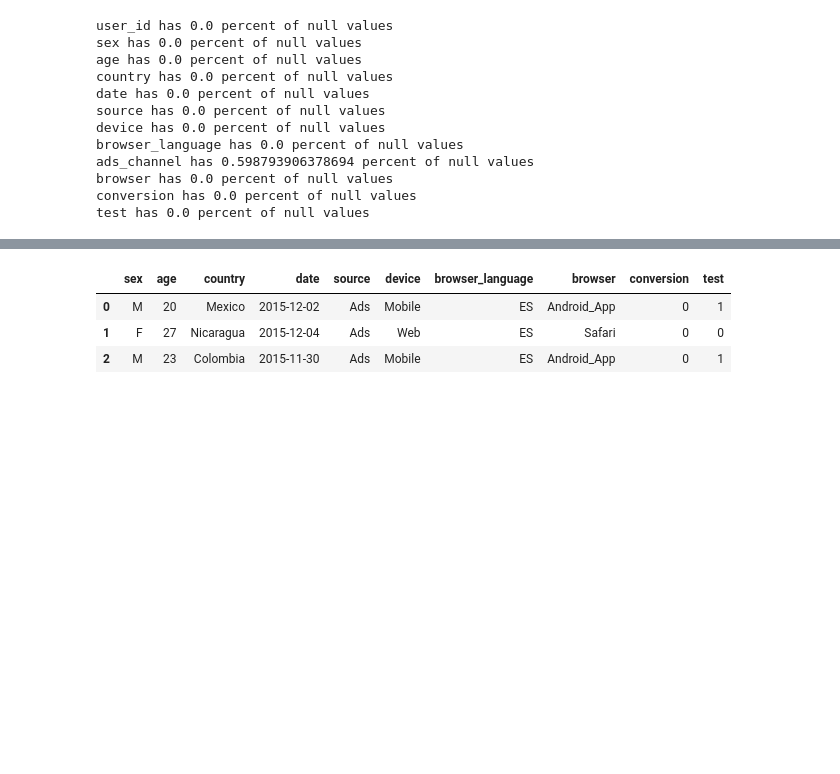
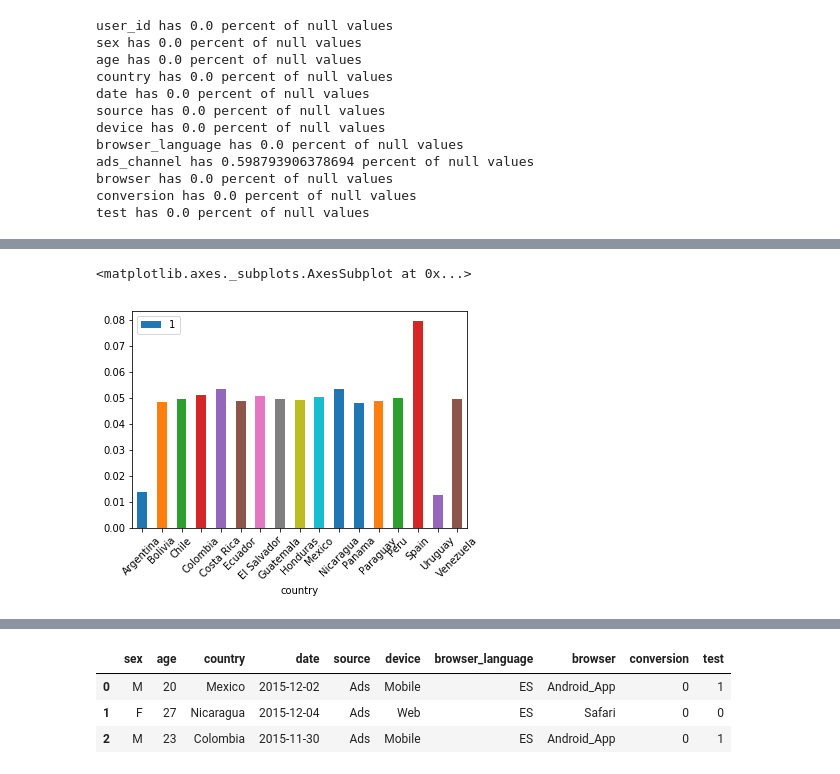
Before and after one commit to fdas3213/data-challenges, a Jupyter notebook: spanish translation/spanish translation.ipynb, the cells around one changed output, grey strips where cells are left out. Drawn from its saved outputs; the diff is of its cells as text; code cells hidden in the pictures; blank space fills up the shorter version.

```diff
--- a/spanish translation/spanish translation.ipynb
+++ b/spanish translation/spanish translation.ipynb
@@ -60,0 +72,7 @@ test has 0.0 percent of null values
+# %%
+#plot conversion rate of countries
+country_df = pd.crosstab(index= df['country'], columns = df['conversion'], normalize = 'index')
+country_df.plot.bar(y = 1, rot = 45)
+# %% [output]
+<matplotlib.axes._subplots.AxesSubplot at 0x...>
+[figure, added]
```
Also changed, not shown: parts of 27 cells of this notebook, 1 other file.
